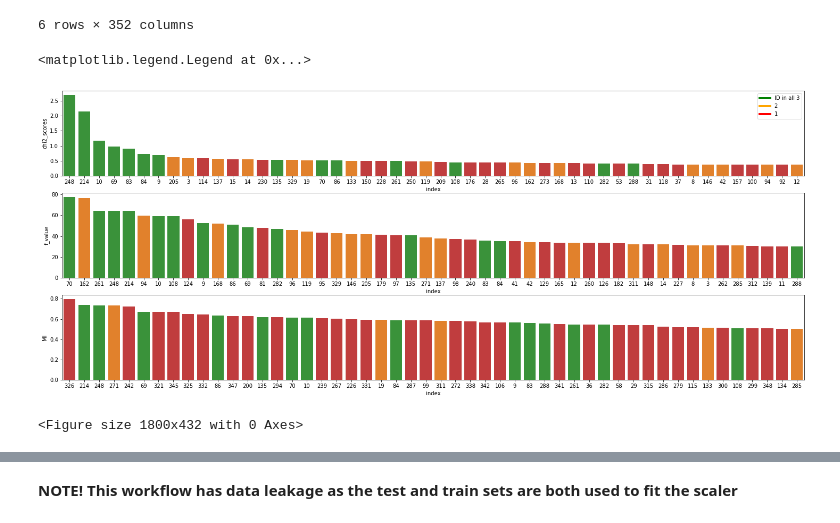
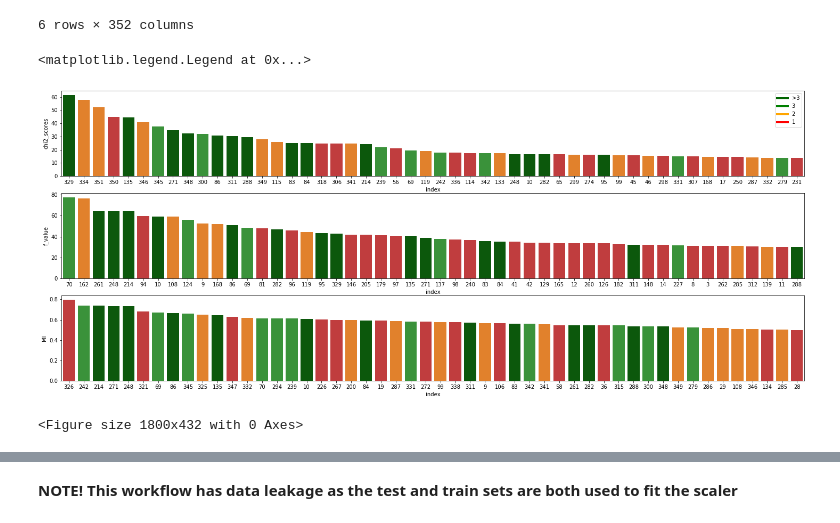
Before and after one commit to SamvPy/Master_thesis_AJ_22_23, a Jupyter notebook: master_thesis/Atlas_analysis/KEGG_mapping.ipynb, the cells around one changed output, grey strips where cells are left out. Saved outputs shown, nothing was run; the diff lists cells and outputs as text; code cells hidden in the pictures.

```diff
--- a/master_thesis/Atlas_analysis/KEGG_mapping.ipynb
+++ b/master_thesis/Atlas_analysis/KEGG_mapping.ipynb
@@ -383,7 +386,24 @@ mi_features = SelectKBest(mutual_info_classif, k = 50).fit(minmax_df, y)
 # %%
+chi2_features = SelectKBest(chi2, k = 50).fit(minmax_df, y)
+f_classif_features = SelectKBest(f_classif, k = 50).fit(minmax_df, y)
+mi_features = SelectKBest(mutual_info_classif, k = 50).fit(minmax_df, y)
+
+# Parsing
 MI_f = pd.Series(mi_features.scores_, index = norm_path_df.columns).reset_index(name = "MI").rename(columns = {"index":"path_id"}).sort_values(by = "MI", ascending = False).reset_index()
 f_features = pd.Series(f_classif_features.scores_, index = norm_path_df.columns).reset_index(name = "f_value").rename(columns = {"index":"path_id"}).sort_values(by = "f_value", ascending = False).reset_index()
 chi2_scores = pd.Series(chi2_features.scores_, index = norm_path_df.columns).reset_index(name = "chi2_scores").rename(columns = {"index":"path_id"}).sort_values(by = "chi2_scores", ascending = False).reset_index()
+# %%
+estimator_svc = SVC(kernel="linear")
+selector_svc = RFE(estimator_svc, n_features_to_select=50, step=10)
+selector_svc = selector_svc.fit(minmax_df, y)
+
+selector_lr = RFE(LogisticRegression(penalty="l1", solver = "liblinear", multi_class="ovr"), n_features_to_select=50, step = 10)
+selector_lr = selector_lr.fit(minmax_df, y)
+# %%
+lr_f = pd.Series(selector_lr.get_support(), index = minmax_df.columns).reset_index(name = "LR").rename(columns = {"index":"path_id"})
+lr_f = lr_f[lr_f.LR]
+svc_f = pd.Series(selector_svc.get_support(), index = minmax_df.columns).reset_index(name = "SVC").rename(columns = {"index":"path_id"})
+svc_f = svc_f[svc_f.SVC]
 # %%
 # Coloring the plot
 
@@ -392,6 +412,8 @@ top_f = f_features.iloc[:50,:]
 top_chi2 = chi2_scores.iloc[:50,:]
 
 def color_parser(counts):
+    if counts > 3:
+        return 'darkgreen'
     if counts == 3:
         return 'tab:green'
     if counts == 2:
@@ -400,38 +422,42 @@ def color_parser(counts):
         return 'tab:red'
     raise Exception
 
-def count_paths(obj1, obj2, obj3):
+def count_paths(obj1, list_of_obj):
     colors = []
     for path in obj1.tolist():
         count = 1
-        if path in obj2.tolist():
-            count += 1
-        if path in obj3.tolist():
-            count += 1
+        for objx in list_of_obj:
+            if path in objx.tolist():
+                count+=1
         colors.append(color_parser(count))
     return colors
 
-MI_colors = count_paths(top_MI.path_id, top_f.path_id, top_chi2.path_id)
-f_colors = count_paths(top_f.path_id, top_MI.path_id, top_chi2.path_id)
-chi2_colors = count_paths(top_chi2.path_id, top_f.path_id, top_MI.path_id)
+MI_objects = [top_f.path_id, top_chi2.path_id, svc_f.path_id, lr_f.path_id]
+F_objects = [top_MI.path_id, top_chi2.path_id, svc_f.path_id, lr_f.path_id]
+chi2_objects = [top_f.path_id, top_MI.path_id, svc_f.path_id, lr_f.path_id]
+
+MI_colors = count_paths(top_MI.path_id, MI_objects)
+f_colors = count_paths(top_f.path_id, F_objects)
+chi2_colors = count_paths(top_chi2.path_id, chi2_objects)
 # %%
 from matplotlib.lines import Line2D
 
 fig, ax = plt.subplots(3,1, figsize= (25,10))
 plt.figure(figsize = (25, 6))
 sns.barplot(x = top_chi2["index"], y = top_chi2.chi2_scores, order = top_chi2["index"], ax = ax[0], palette = chi2_colors)
 sns.barplot(x = top_f["index"], y = top_f.f_value, order = top_f["index"], ax = ax[1], palette = f_colors)
 sns.barplot(x = top_MI["index"], y = top_MI.MI, order = top_MI["index"], ax = ax[2], palette = MI_colors)
 
-custom_lines = [Line2D([0], [0], color="green", lw=4),
+custom_lines = [Line2D([0], [0], color="darkgreen", lw=4),
+                Line2D([0], [0], color="green", lw=4),
                 Line2D([0], [0], color ="orange", lw = 4),
                 Line2D([0], [0], color="red", lw=4)]
 
 
-ax[0].legend(custom_lines, ["ID in all 3", "2", "1"])
+ax[0].legend(custom_lines, [">3","3", "2", "1"])
 # %% [output]
 <matplotlib.legend.Legend at 0x...>
-[figure, old version]
+[figure, new version]
 <Figure size 1800x432 with 0 Axes>
 # %%
 from sklearn.svm import SVC
```
Also changed, not shown: parts of 32 cells of this notebook, 13 other files.
